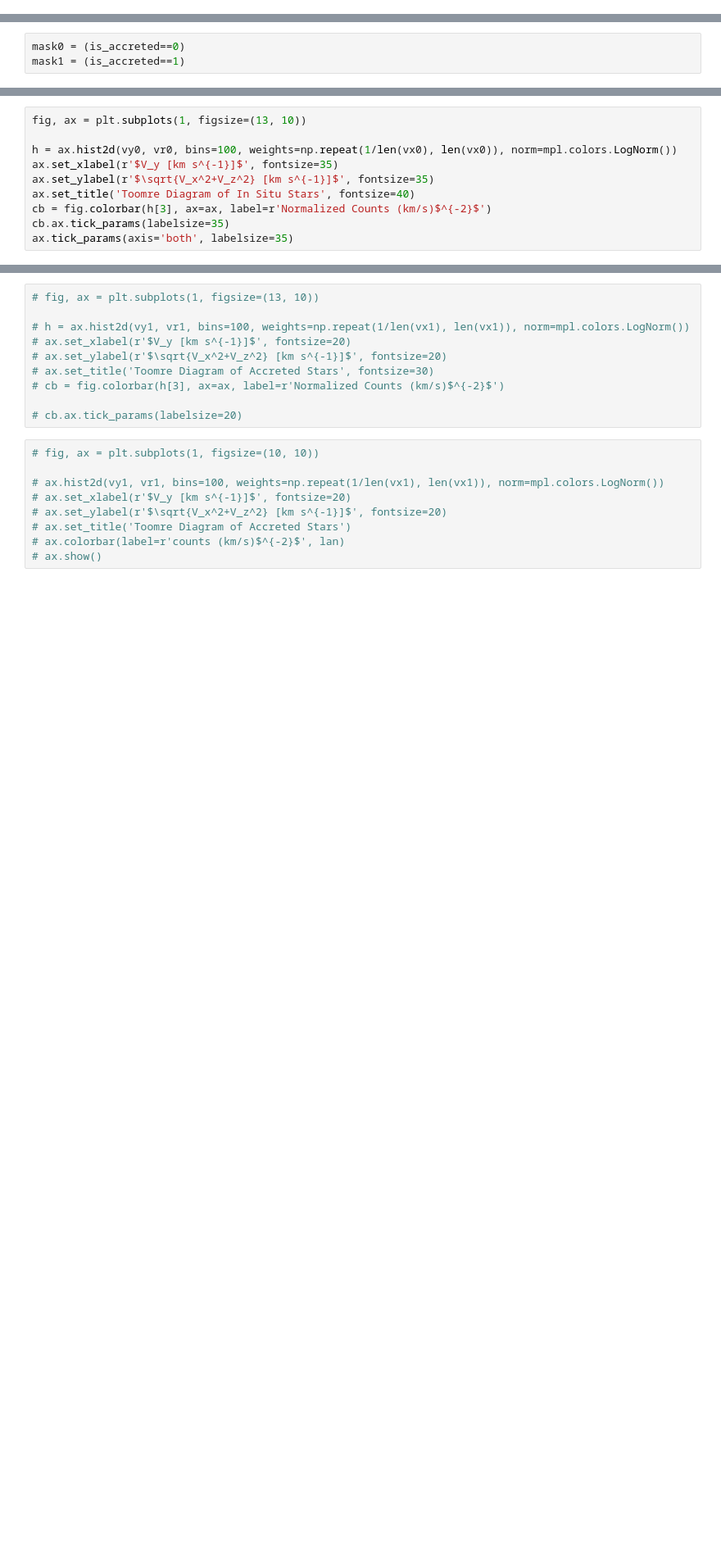
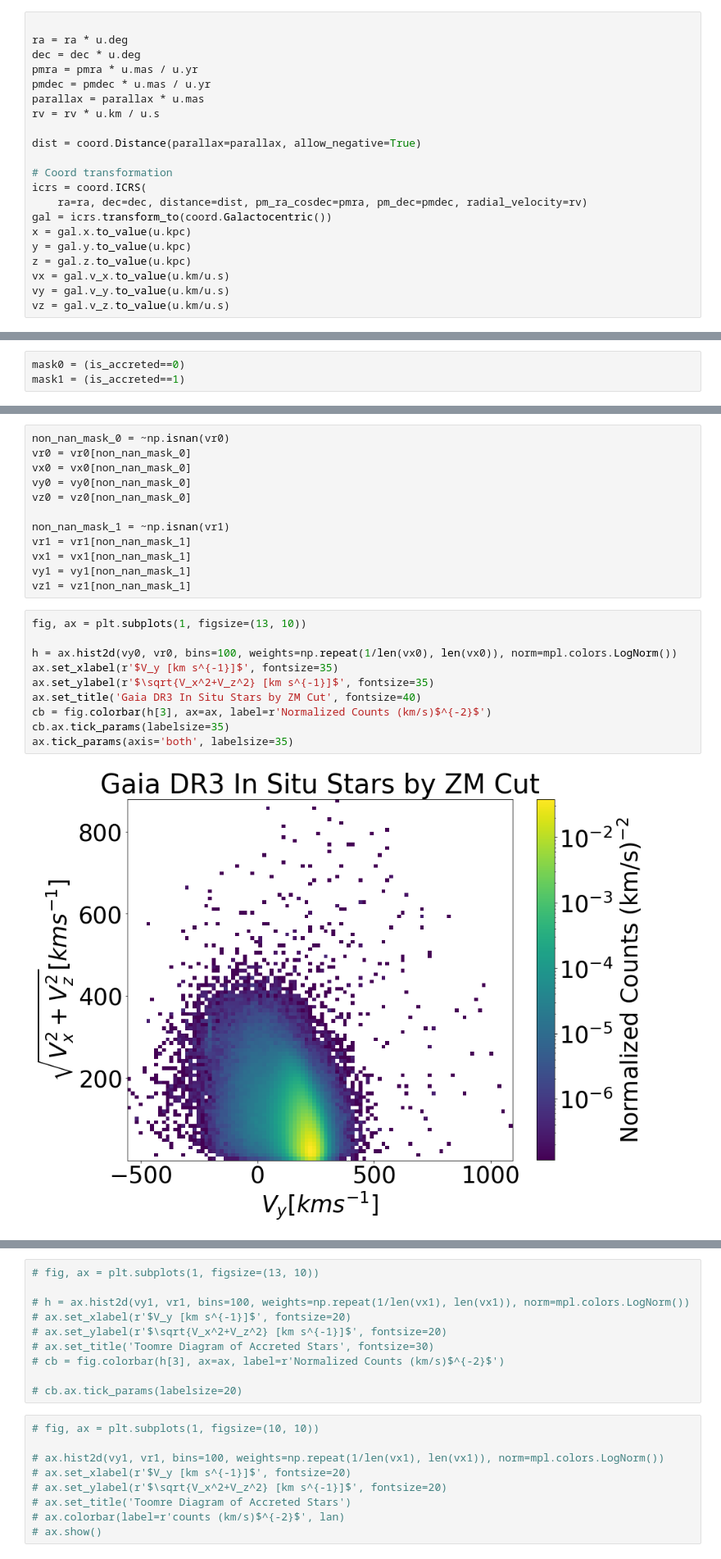
Before and after one commit to HangChelseaSu/Gaiadr3_Accreted_Catalog, a Jupyter notebook: Cross_Match_Ananke_Accretion.ipynb, the cells around one changed output, grey strips where cells are left out. Shown at 82% size. Drawn from its saved outputs; the diff is of its cells as text; blank space fills up the shorter version.

```diff
--- a/Cross_Match_Ananke_Accretion.ipynb
+++ b/Cross_Match_Ananke_Accretion.ipynb
@@ -96,0 +104,21 @@ with h5py.File(path, 'a') as f:
+# %%
+
+ra = ra * u.deg
+dec = dec * u.deg
+pmra = pmra * u.mas / u.yr
+pmdec = pmdec * u.mas / u.yr
+parallax = parallax * u.mas
+rv = rv * u.km / u.s
+
+dist = coord.Distance(parallax=parallax, allow_negative=True)
+
+# Coord transformation
+icrs = coord.ICRS(
+    ra=ra, dec=dec, distance=dist, pm_ra_cosdec=pmra, pm_dec=pmdec, radial_velocity=rv)
+gal = icrs.transform_to(coord.Galactocentric())
+x = gal.x.to_value(u.kpc)
+y = gal.y.to_value(u.kpc)
+z = gal.z.to_value(u.kpc)
+vx = gal.v_x.to_value(u.km/u.s)
+vy = gal.v_y.to_value(u.km/u.s)
+vz = gal.v_z.to_value(u.km/u.s)
@@ -115,13 +152,27 @@ vr1 = np.sqrt(vx1**2+vz1**2)
+# %%
+non_nan_mask_0 = ~np.isnan(vr0)
+vr0 = vr0[non_nan_mask_0]
+vx0 = vx0[non_nan_mask_0]
+vy0 = vy0[non_nan_mask_0]
+vz0 = vz0[non_nan_mask_0]
+
+non_nan_mask_1 = ~np.isnan(vr1)
+vr1 = vr1[non_nan_mask_1]
+vx1 = vx1[non_nan_mask_1]
+vy1 = vy1[non_nan_mask_1]
+vz1 = vz1[non_nan_mask_1]
 # %%
 fig, ax = plt.subplots(1, figsize=(13, 10))
 
 h = ax.hist2d(vy0, vr0, bins=100, weights=np.repeat(1/len(vx0), len(vx0)), norm=mpl.colors.LogNorm())
 ax.set_xlabel(r'$V_y [km s^{-1}]$', fontsize=35)
 ax.set_ylabel(r'$\sqrt{V_x^2+V_z^2} [km s^{-1}]$', fontsize=35)
-ax.set_title('Toomre Diagram of In Situ Stars', fontsize=40)
+ax.set_title('Gaia DR3 In Situ Stars by ZM Cut', fontsize=40)
 cb = fig.colorbar(h[3], ax=ax, label=r'Normalized Counts (km/s)$^{-2}$')
 cb.ax.tick_params(labelsize=35)
 ax.tick_params(axis='both', labelsize=35)
+# %% [output]
+[figure, added]
 # %%
 fig, ax = plt.subplots(1, figsize=(13, 10))
 
```
Also changed, not shown: parts of 5 cells of this notebook, 13 other files.
